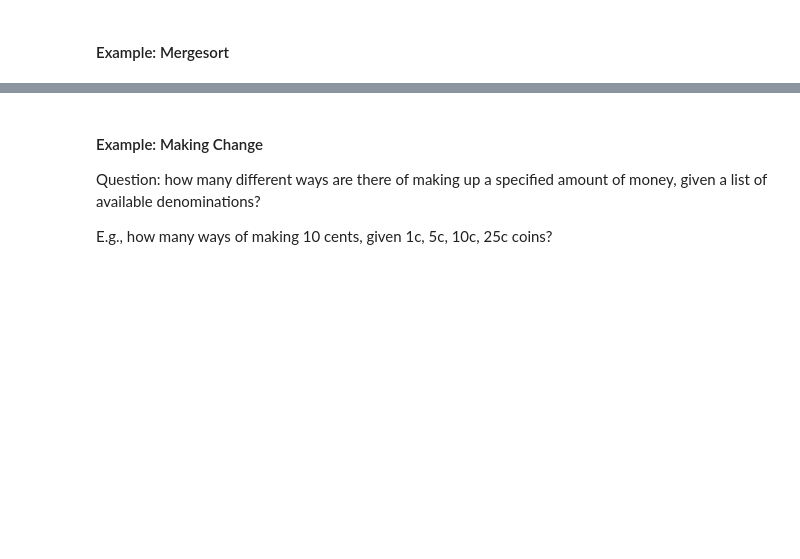
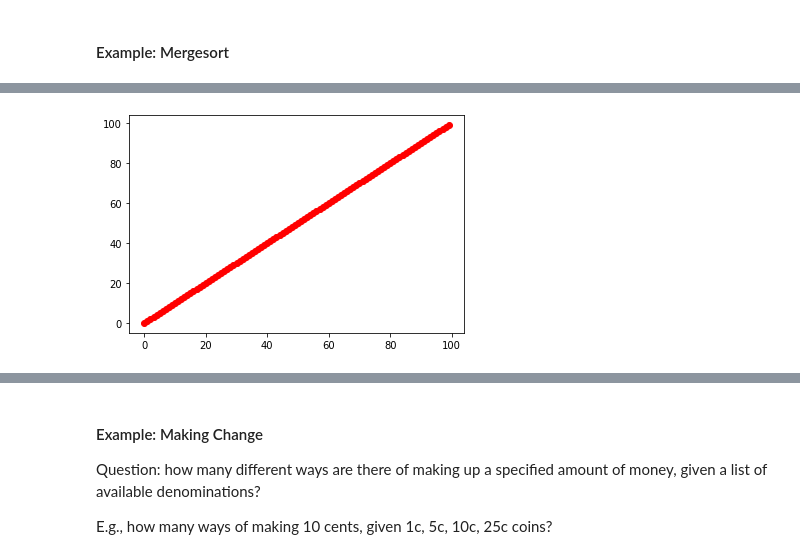
Before and after one commit to cs331ds/lectures, a Jupyter notebook: 13-recursion.ipynb, the cells around one changed output, grey strips where cells are left out. Saved outputs shown, nothing was run; the diff lists cells and outputs as text; code cells hidden in the pictures; blank space fills up the shorter version.

```diff
--- a/13-recursion.ipynb
+++ b/13-recursion.ipynb
@@ -227 +337,8 @@ def mergesort(lst):
+# %%
+def mergesort(lst):
+    if len(lst) <= 1:
+        return lst
+    else:
+        mid = len(lst) // 2
+        return merge(mergesort(lst[:mid]), mergesort(lst[mid:]))
 # %%
@@ -234,3 +355,7 @@ mergesort(lst)
+# %%
+plt.plot(mergesort(lst), 'ro');
+# %% [output]
+[figure, added]
 # %%
 def insertion_sort(lst):
     for i in range(1, len(lst)):
```
Also changed, not shown: parts of 62 cells of this notebook.
